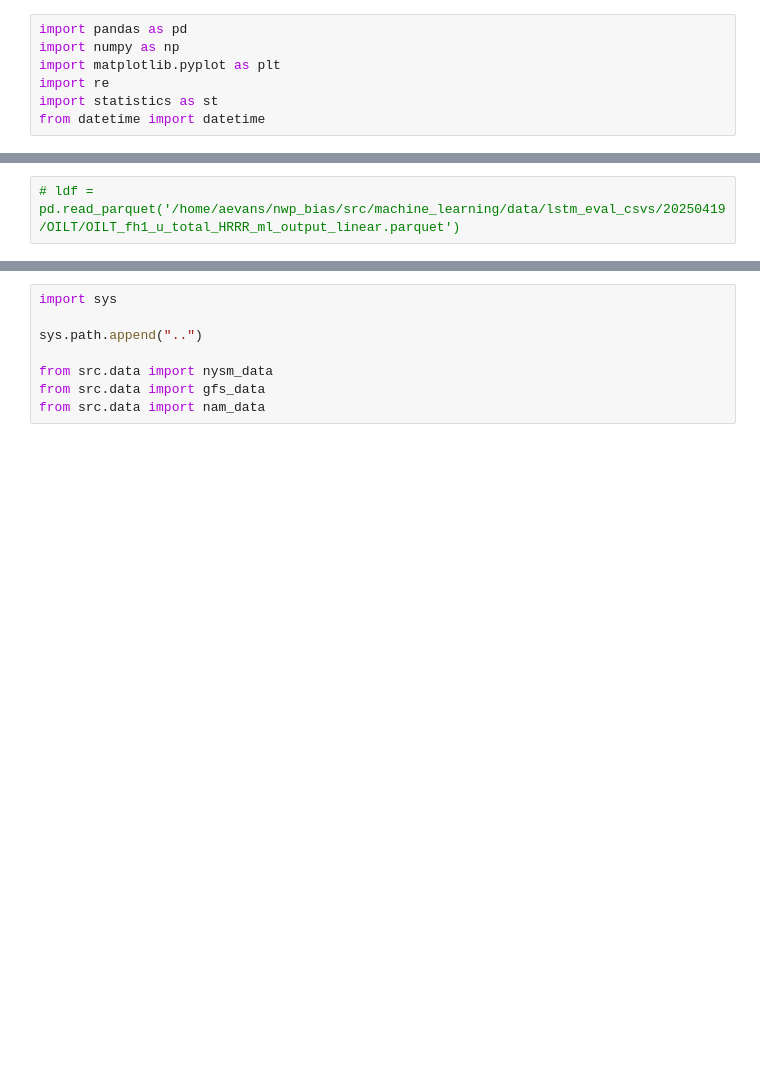
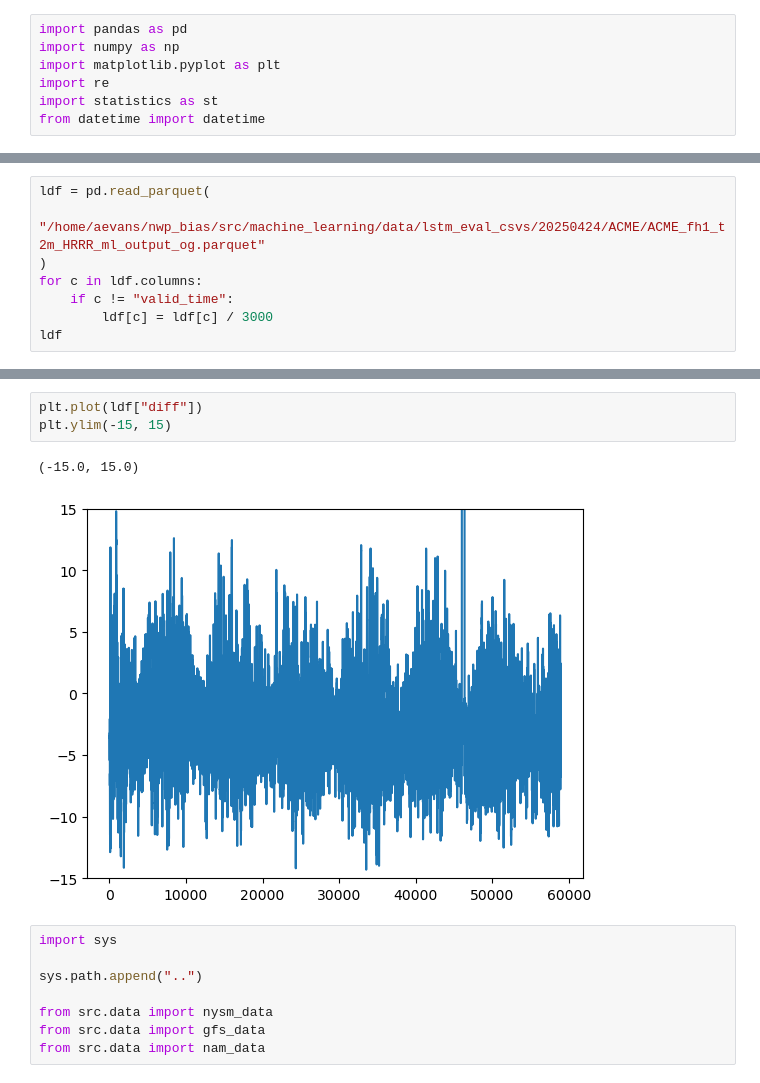
Before and after one commit to shmaronshmevans/nwp_bias, a Jupyter notebook: src/machine_learning/notebooks/visualize_error_metrics.ipynb, the cells around one changed output, grey strips where cells are left out. Drawn from its saved outputs; the diff is of its cells as text; blank space fills up the shorter version.

```diff
--- a/src/machine_learning/notebooks/visualize_error_metrics.ipynb
+++ b/src/machine_learning/notebooks/visualize_error_metrics.ipynb
@@ -25,2 +31,8 @@ ldf = ldf.sort_values(by="valid_time").reset_index(drop=True)
 # %%
-# ldf = pd.read_parquet('/home/aevans/nwp_bias/src/machine_learning/data/lstm_eval_csvs/20250419/OILT/OILT_fh1_u_total_HRRR_ml_output_linear.parquet')
+ldf = pd.read_parquet(
+    "/home/aevans/nwp_bias/src/machine_learning/data/lstm_eval_csvs/20250424/ACME/ACME_fh1_t2m_HRRR_ml_output_og.parquet"
+)
+for c in ldf.columns:
+    if c != "valid_time":
+        ldf[c] = ldf[c] / 3000
+ldf
@@ -27,3 +53,9 @@ ldf = ldf.sort_values(by="valid_time").reset_index(drop=True)
+# %%
+plt.plot(ldf["diff"])
+plt.ylim(-15, 15)
+# %% [output]
+(-15.0, 15.0)
+[figure, added]
 # %%
 import sys
 
```
Also changed, not shown: parts of 28 cells of this notebook, 11 other files.
